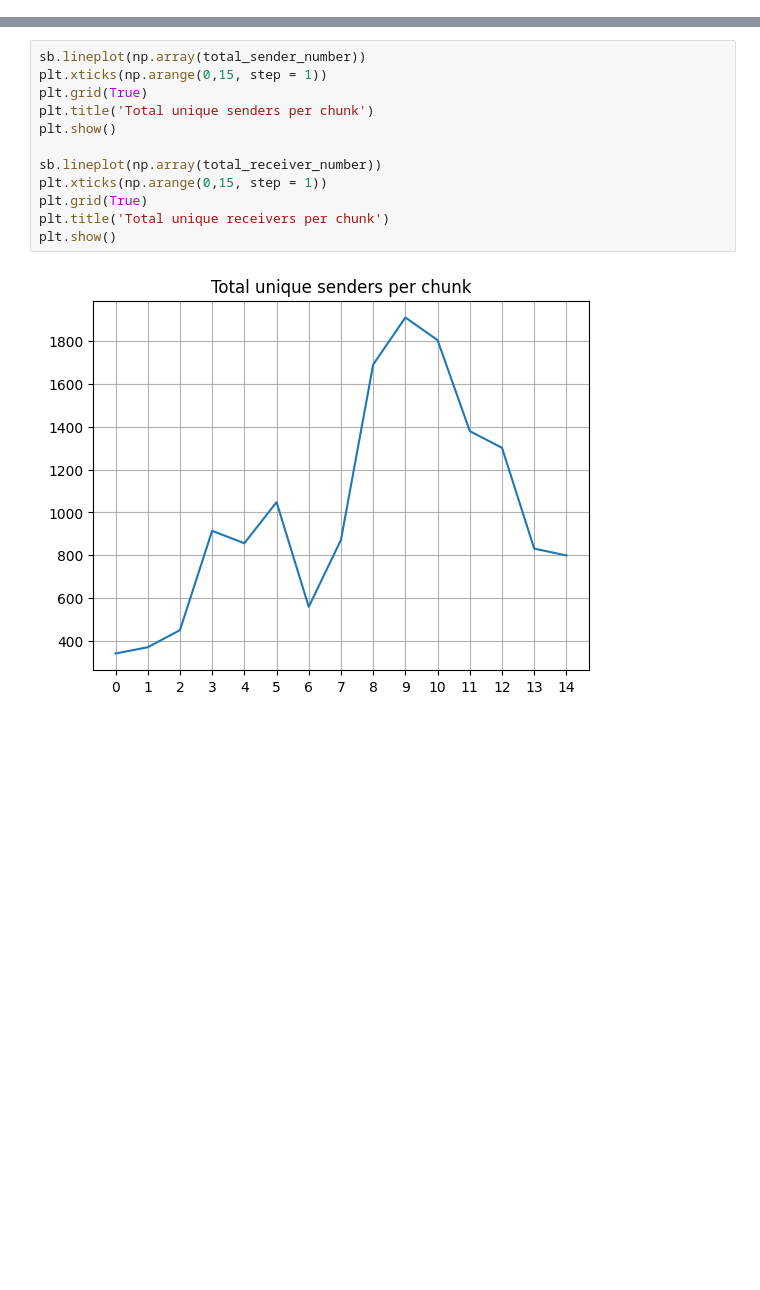
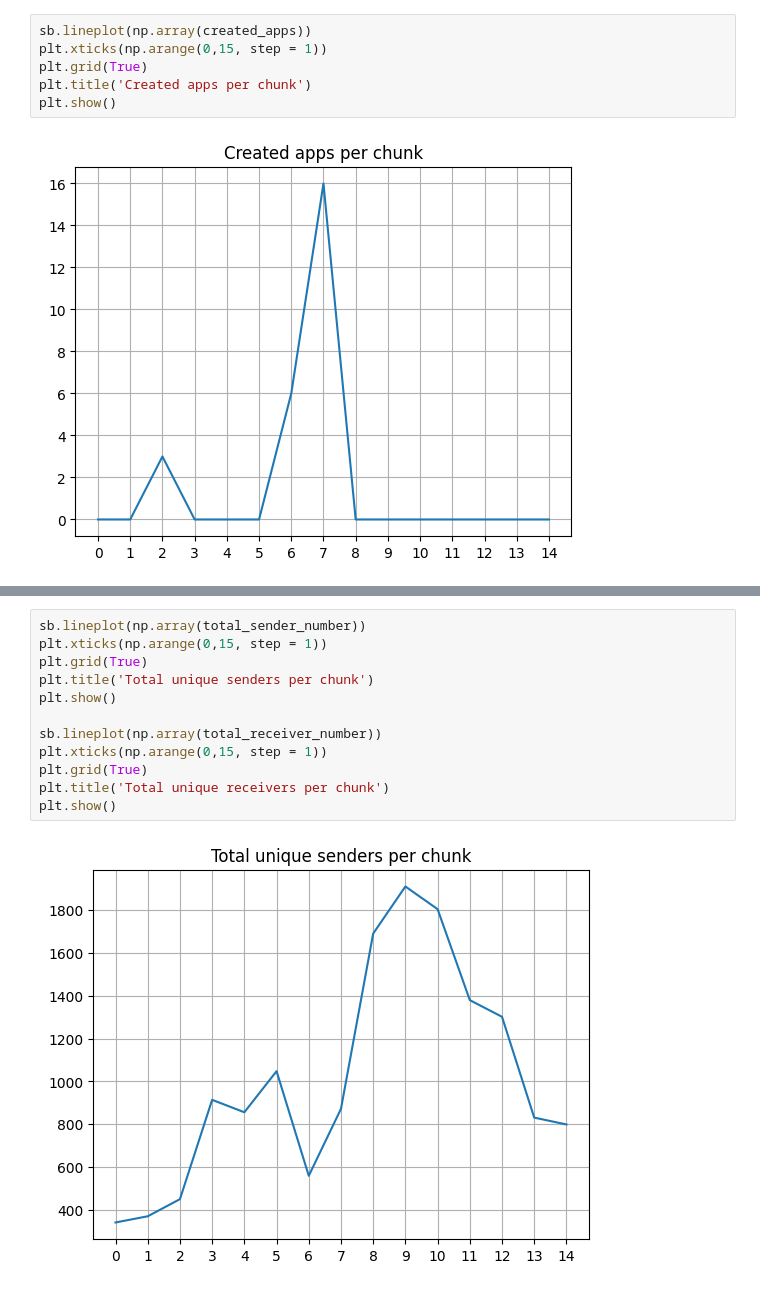
Before and after one commit to juanmir227/Algo-Research, a Jupyter notebook: data_exploration/lists_exploration.ipynb, the cells around one changed output, grey strips where cells are left out. Drawn from its saved outputs; the diff is of its cells as text; blank space fills up the shorter version.

Commit message:
added some graphs

```diff
--- a/data_exploration/lists_exploration.ipynb
+++ b/data_exploration/lists_exploration.ipynb
@@ -54,0 +19,8 @@ mean_amount_of_algo_sent = data_lists[33]
+# %%
+sb.lineplot(np.array(created_apps))
+plt.xticks(np.arange(0,15, step = 1))
+plt.grid(True)
+plt.title('Created apps per chunk')
+plt.show()
+# %% [output]
+[figure, added]
```
Also changed, not shown: parts of 28 cells of this notebook, 4 other files.
